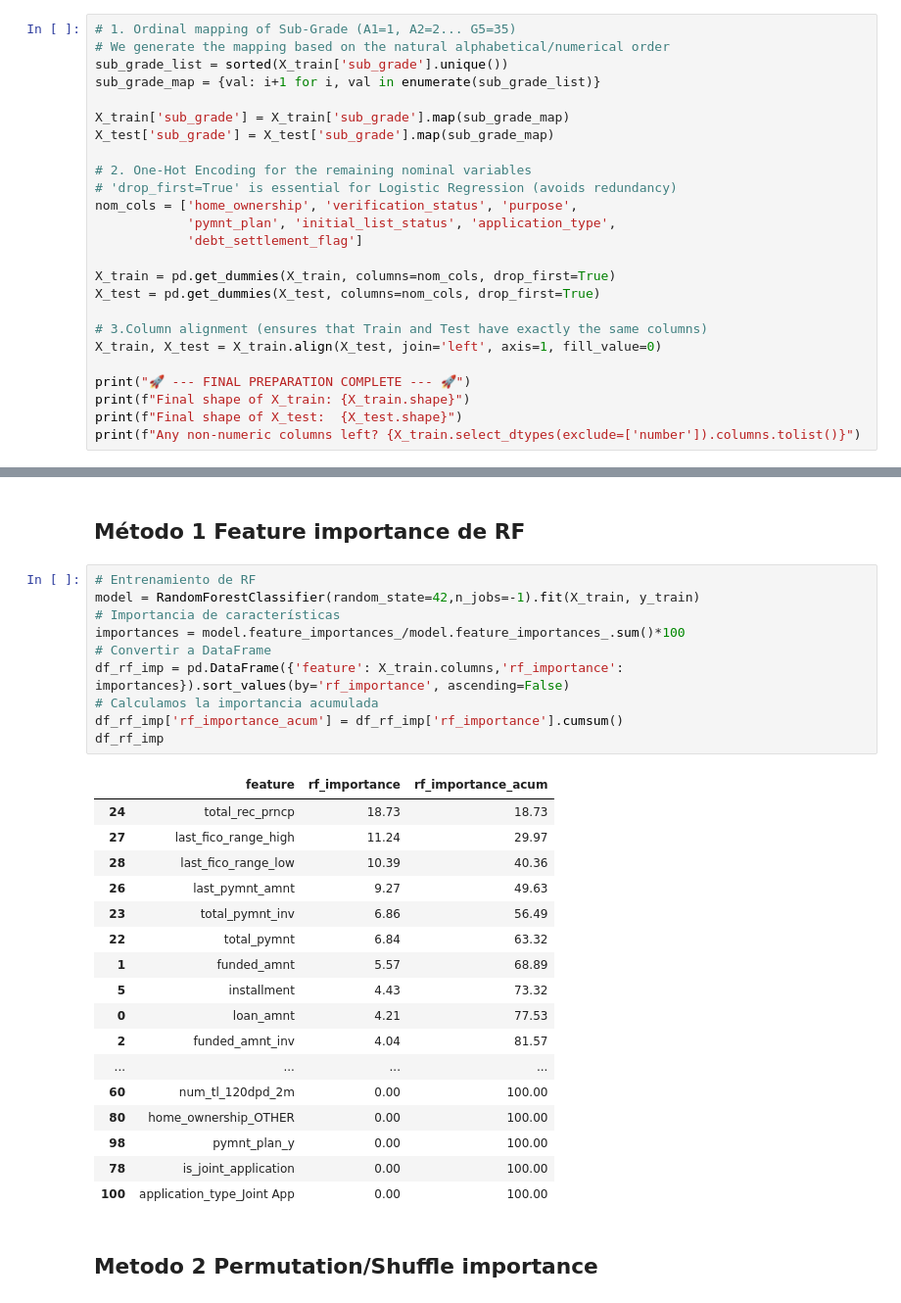
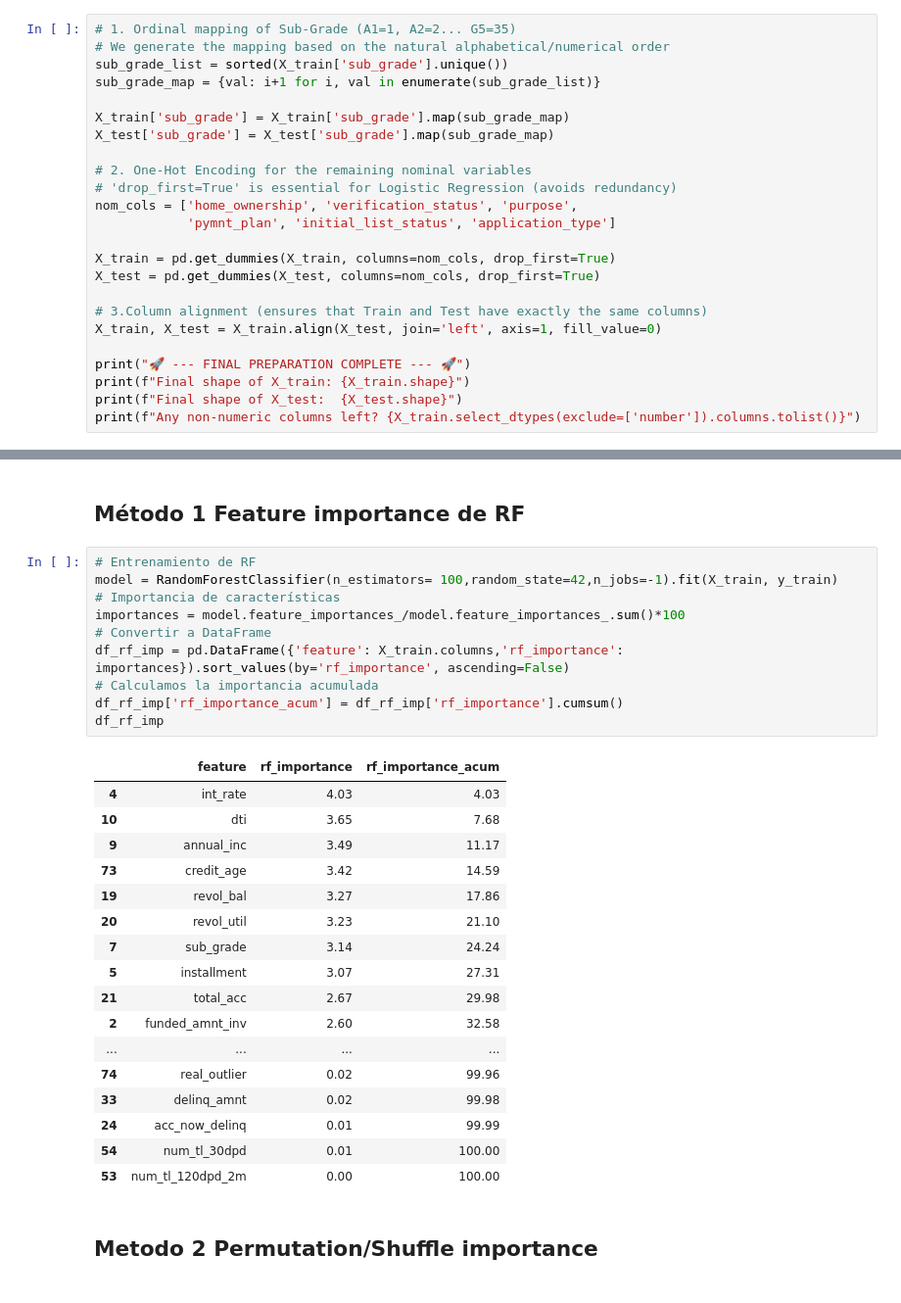
Before and after one commit to 4GeeksAcademy/final_project_creditscoring, a Jupyter notebook: notebooks/EDA.ipynb, the cells around one changed output, grey strips where cells are left out. Shown at 98% size. Cells and saved outputs as stored; diff of their text form.

```diff
--- a/notebooks/EDA.ipynb
+++ b/notebooks/EDA.ipynb
@@ -1235,8 +1231,7 @@ X_test['sub_grade'] = X_test['sub_grade'].map(sub_grade_map)
 # 2. One-Hot Encoding for the remaining nominal variables
 # 'drop_first=True' is essential for Logistic Regression (avoids redundancy)
 nom_cols = ['home_ownership', 'verification_status', 'purpose',
-            'pymnt_plan', 'initial_list_status', 'application_type',
-            'debt_settlement_flag']
+            'pymnt_plan', 'initial_list_status', 'application_type']
 
 X_train = pd.get_dummies(X_train, columns=nom_cols, drop_first=True)
 X_test = pd.get_dummies(X_test, columns=nom_cols, drop_first=True)
@@ -1436,32 +1428,32 @@ Normal            11.43     13.16       20.28                   56.98
 ## Método 1 Feature importance de RF
 # %%
 # Entrenamiento de RF
-model = RandomForestClassifier(random_state=42,n_jobs=-1).fit(X_train, y_train)
+model = RandomForestClassifier(n_estimators= 100,random_state=42,n_jobs=-1).fit(X_train, y_train)
 # Importancia de características
 importances = model.feature_importances_/model.feature_importances_.sum()*100
 # Convertir a DataFrame
 df_rf_imp = pd.DataFrame({'feature': X_train.columns,'rf_importance': importances}).sort_values(by='rf_importance', ascending=False)
 # Calculamos la importancia acumulada
 df_rf_imp['rf_importance_acum'] = df_rf_imp['rf_importance'].cumsum()
 df_rf_imp
 # %% [output]
 |  | feature | rf_importance | rf_importance_acum |
-| 24 | total_rec_prncp | 18.73 | 18.73 |
-| 27 | last_fico_range_high | 11.24 | 29.97 |
-| 28 | last_fico_range_low | 10.39 | 40.36 |
-| 26 | last_pymnt_amnt | 9.27 | 49.63 |
-| 23 | total_pymnt_inv | 6.86 | 56.49 |
-| 22 | total_pymnt | 6.84 | 63.32 |
-| 1 | funded_amnt | 5.57 | 68.89 |
-| 5 | installment | 4.43 | 73.32 |
-| 0 | loan_amnt | 4.21 | 77.53 |
-| 2 | funded_amnt_inv | 4.04 | 81.57 |
+| 4 | int_rate | 4.03 | 4.03 |
+| 10 | dti | 3.65 | 7.68 |
+| 9 | annual_inc | 3.49 | 11.17 |
+| 73 | credit_age | 3.42 | 14.59 |
+| 19 | revol_bal | 3.27 | 17.86 |
+| 20 | revol_util | 3.23 | 21.10 |
+| 7 | sub_grade | 3.14 | 24.24 |
+| 5 | installment | 3.07 | 27.31 |
+| 21 | total_acc | 2.67 | 29.98 |
+| 2 | funded_amnt_inv | 2.60 | 32.58 |
 | ... | ... | ... | ... |
-| 60 | num_tl_120dpd_2m | 0.00 | 100.00 |
-| 80 | home_ownership_OTHER | 0.00 | 100.00 |
-| 98 | pymnt_plan_y | 0.00 | 100.00 |
-| 78 | is_joint_application | 0.00 | 100.00 |
-| 100 | application_type_Joint App | 0.00 | 100.00 |
+| 74 | real_outlier | 0.02 | 99.96 |
+| 33 | delinq_amnt | 0.02 | 99.98 |
+| 24 | acc_now_delinq | 0.01 | 99.99 |
+| 54 | num_tl_30dpd | 0.01 | 100.00 |
+| 53 | num_tl_120dpd_2m | 0.00 | 100.00 |
 # %% [markdown]
 ## Metodo 2 Permutation/Shuffle importance
 # %%
```
Also changed, not shown: parts of 25 cells of this notebook.
